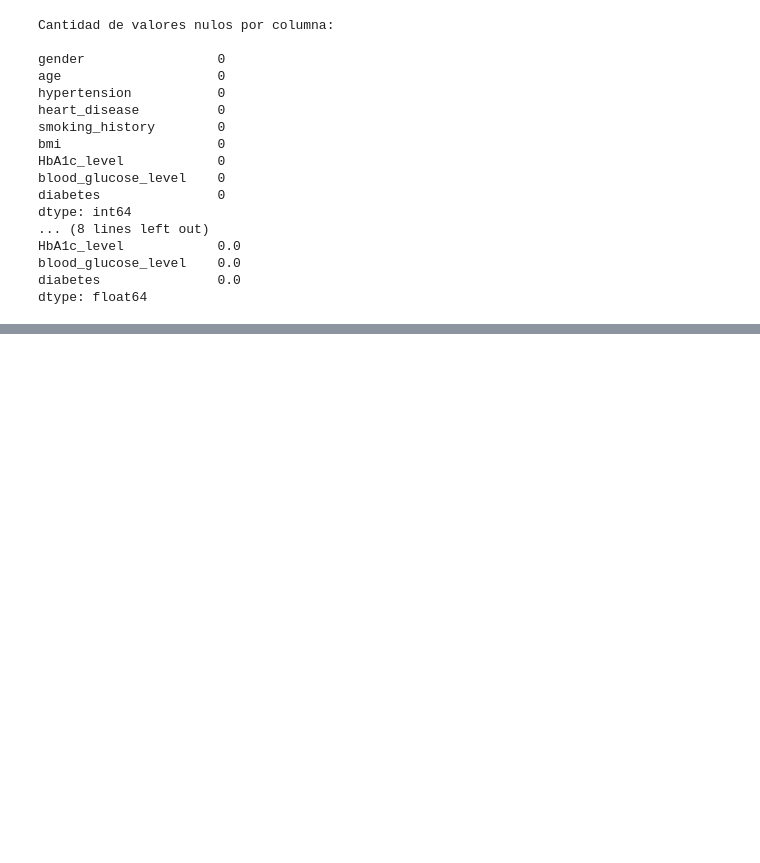
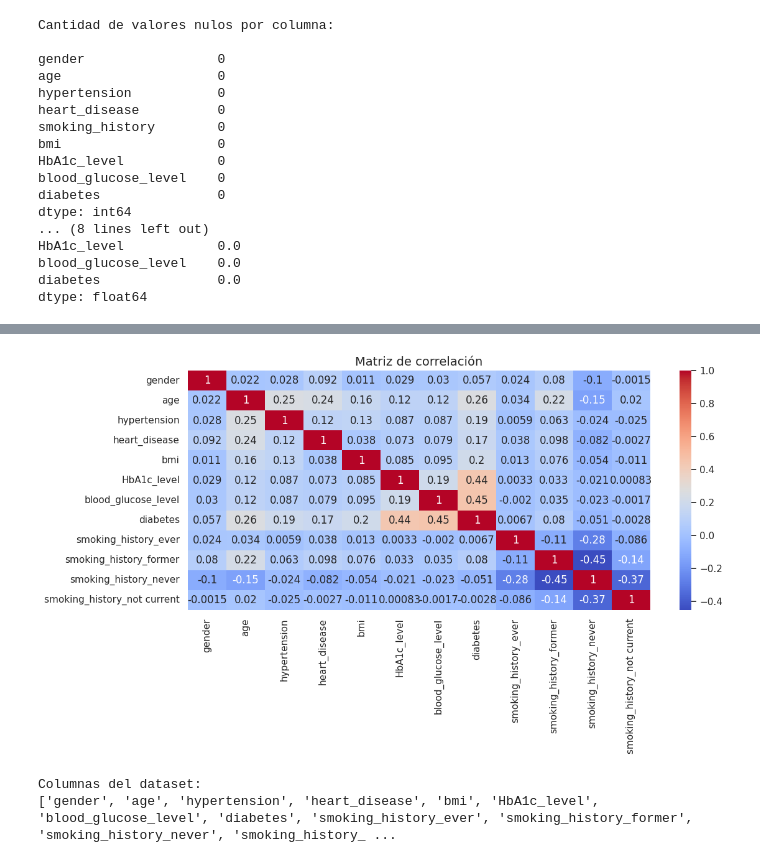
Before and after one commit to SantuMartire/Practicas-de-Machine-Learning, a Jupyter notebook: Preentrega_Proyeco_Integrador_Diabetes_Santiago_Mártire.ipynb, the cells around one changed output, grey strips where cells are left out. Drawn from its saved outputs; the diff is of its cells as text; code cells hidden in the pictures; blank space fills up the shorter version.

Commit message:
Pre-Entrega terminada

```diff
--- a/Preentrega_Proyeco_Integrador_Diabetes_Santiago_Mártire.ipynb
+++ b/Preentrega_Proyeco_Integrador_Diabetes_Santiago_Mártire.ipynb
@@ -200,0 +251,8 @@ dtype: float64
+# %%
+# Hacemos una copia del DataFrame para no modificar el original
+df_modificado = df.copy()
+# %%
+#Elimino el Other de generos y los paso a 0 y 1
+df_modificado = df_modificado[df_modificado['gender'] != 'Other']
+df_modificado['gender'] = df_modificado['gender'].map({'Female': 0, 'Male': 1})
+display(df_modificado.head())
@@ -200,0 +266,4 @@ dtype: float64
+# %%
+df_modificado = df_modificado[df_modificado['smoking_history'] != 'No Info']
+df_modificado = pd.get_dummies(df_modificado, columns=['smoking_history'], drop_first=True)
+display(df_modificado.head())
@@ -200,0 +277,10 @@ dtype: float64
+# %%
+# Seleccionamos columnas a normalizar
+columnas_a_escalar = ['age', 'bmi', 'HbA1c_level', 'blood_glucose_level']
+
+# Instanciamos y aplicamos el MinMaxScaler
+scaler = StandardScaler()
+df_modificado[columnas_a_escalar] = scaler.fit_transform(df_modificado[columnas_a_escalar])
+
+# Mostramos los resultados
+'age', 'bmi', 'HbA1c_level', 'blood_glucose_level'[['age', 'bmi', 'HbA1c_level', 'blood_glucose_level']].head()
@@ -200,0 +294,15 @@ dtype: float64
+# %%
+
+# Heatmap (Mapa de calor):
+# Para entender la relación entre las variables
+sns.heatmap(df_modificado.corr(numeric_only=True), annot=True, cmap='coolwarm')
+plt.title('Matriz de correlación')
+plt.show()
+# %% [output]
+[figure, added]
+# %%
+print("Columnas del dataset:")
+print(df_modificado.columns.tolist())
+# %% [output]
+Columnas del dataset:
+['gender', 'age', 'hypertension', 'heart_disease', 'bmi', 'HbA1c_level', 'blood_glucose_level', 'diabetes', 'smoking_history_ever', 'smoking_history_former', 'smoking_history_never', 'smoking_history_ ...
```
Also changed, not shown: parts of 17 cells of this notebook.
